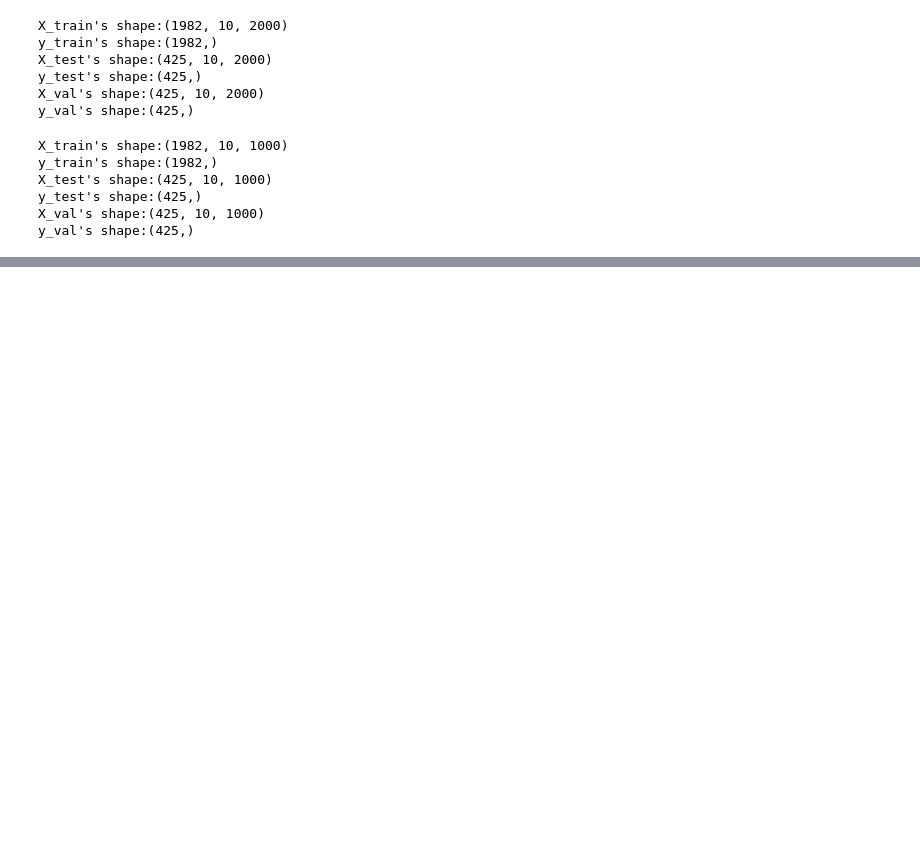
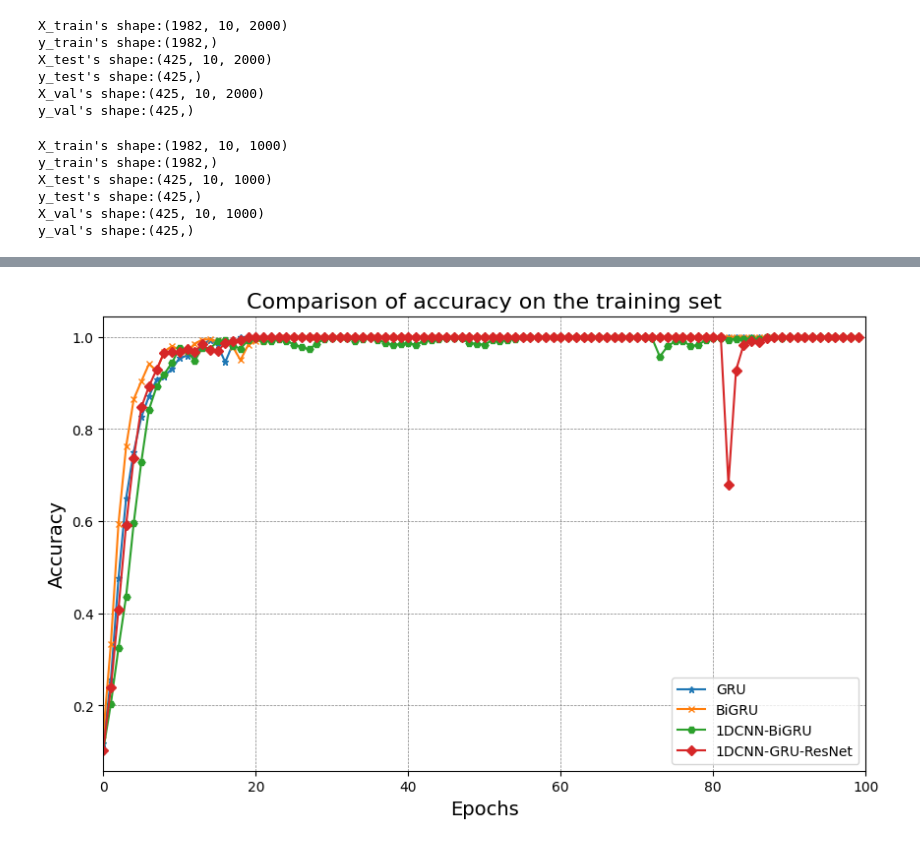
Before and after one commit to vudxlab/Paper-2025-FRAME, a Jupyter notebook: Result.ipynb, the cells around one changed output, grey strips where cells are left out. Cells and saved outputs as stored; diff of their text form; code cells hidden in the pictures; blank space fills up the shorter version.

```diff
--- a/Result.ipynb
+++ b/Result.ipynb
@@ -164,0 +164,18 @@ ax.grid(True, linestyle='--', linewidth=0.5, color='gray', zorder=0)
+# %%
+plt.figure(figsize=(10, 6))
+# plt.plot(history_1DCNN['train_accuracy'], label='1DCNN',marker='o',markersize=5)
+plt.plot(history_GRU['train_accuracy'], label='GRU',marker='*',markersize=5)
+plt.plot(history_biGRU['train_accuracy'], label='BiGRU',marker='x',markersize=5)
+plt.plot(history_1DCNNbiGRU['train_accuracy'], label='1DCNN-BiGRU',marker='H',markersize=5)
+plt.plot(history_PCA1DCNNBiGRU['train_accuracy'], label='1DCNN-GRU-ResNet',marker='D',markersize=5)
+plt.xlabel('Epochs', fontsize=14)
+plt.ylabel('Accuracy', fontsize=14)
+plt.title("Comparison of accuracy on the training set", fontsize=16)
+plt.legend(loc='lower right', fontsize=12, frameon=True, edgecolor='black', facecolor='white')
+plt.grid(True, linestyle='--', linewidth=0.5, color='gray', zorder=0)
+plt.xlim(0, 100)
+plt.legend()
+plt.legend()
+plt.show()
+# %% [output]
+[figure, added]
```
Also changed, not shown: parts of 4 cells of this notebook, 5 other files.
